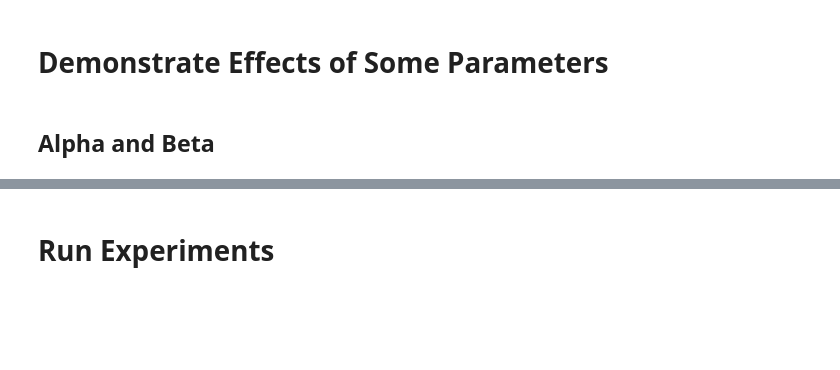
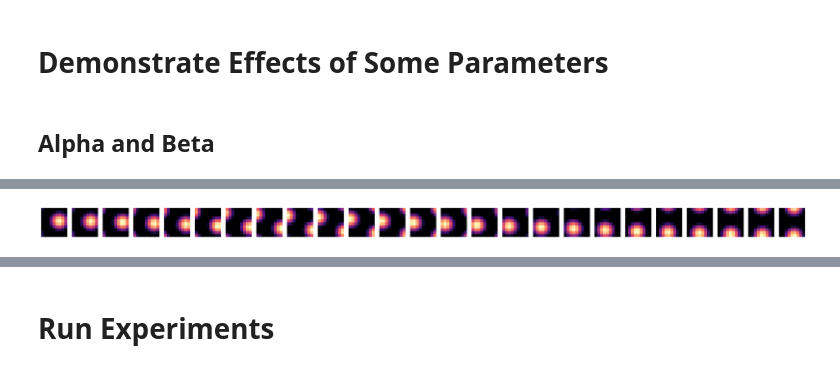
Before and after one commit to johnhwen1/ttgc, a Jupyter notebook: examples/ttgc.ipynb, the cells around one changed output, grey strips where cells are left out. Cells and saved outputs as stored; diff of their text form; code cells hidden in the pictures; blank space fills up the shorter version.

```diff
--- a/examples/ttgc.ipynb
+++ b/examples/ttgc.ipynb
@@ -181,3 +219,15 @@ _ = plt.title('Animal Trajectory')
+# %%
+# Plot weights
+cell_idx = 49
+cell_positions = initialize.calc_cell_positions(n_y, n_x)
+this_cell_dist_from_all = initialize.calc_cell_position_diffs(cell_positions)[:, cell_idx, :]
+this_cell_tri_dist = update.calc_tri_dist_squared(this_cell_dist_from_all, use_GPU)
+sort_idxs = np.argsort(this_cell_tri_dist)
+sort_idxs=np.concatenate((sort_idxs[::-2], sort_idxs[::2]))
+
+for t in range(3):
+    W_plot = all_Ws[-1, 10*t, cell_idx, sort_idxs]
+    plt.plot(W_plot.reshape(-1))
 # %% [markdown]
 # Demonstrate Effects of Some Parameters
 # %%
@@ -269,14 +308,15 @@ plt.tight_layout()
 # %%
 # Plot population activity
-this_A = all_As[2, 0]
+this_A = all_As[-1]
 n_bins_plot = 25
 plt.figure(figsize=(n_bins_plot, 3))
 for t in range(n_bins_plot):
     plt.subplot(1,n_bins_plot,t+1)
     plt.imshow(this_A[3*t].reshape(n_x, n_y))
     plt.axis('off')
-
 plt.tight_layout()
+# %% [output]
+[figure, added]
 # %%
 # Plot weights
 plot_3d = False
```
Also changed, not shown: parts of 14 cells of this notebook, 1 other file.
